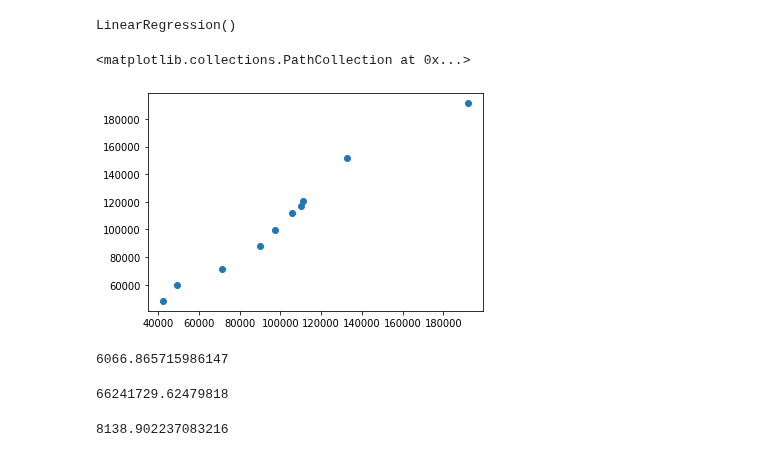
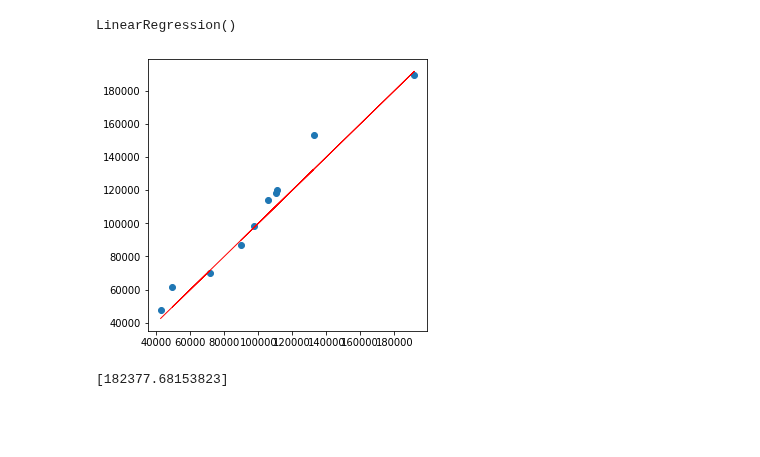
Before and after one commit to kozz84/Udemy, a Jupyter notebook: Machine_Learning_A_Z.ipynb, the cells around one changed output. Cells and saved outputs as stored; diff of their text form; code cells hidden in the pictures; blank space fills up the shorter version.

```diff
--- a/Machine_Learning_A_Z.ipynb
+++ b/Machine_Learning_A_Z.ipynb
@@ -157,6 +157,10 @@ df.head(1)
 # %%
 X= df.drop(['Profit','State'],axis=1)
 y = df['Profit']
+States_dummies = pd.get_dummies(df['State'],drop_first=True)
+X= pd.concat([X,States_dummies], axis=1)
+X = X.values
+y = y.values
 # %%
 from sklearn.model_selection import train_test_split
 X_train, X_test, y_train, y_test = train_test_split(X, y, test_size=0.2, random_state=101)
@@ -166,25 +172,16 @@ lm = LinearRegression()
 lm.fit(X_train,y_train)
 # %% [output]
 LinearRegression()
-# %%
-y_pred = lm.predict(X_test)
 # %%
+plt.figure(figsize=(5,5))
 plt.scatter(y_test,y_pred)
-plt.plot
+plt.plot(y_test,y_test, color='red', linewidth=1)
+plt.show()
 # %% [output]
-<matplotlib.collections.PathCollection at 0x...>
-[figure, old version]
+[figure, new version]
+# %%
+print(lm.predict([[160000, 130000, 300000,0,0]]))
+# %% [output]
+[182377.68153823]
 # %%
 from sklearn import metrics
-# %%
-metrics.mean_absolute_error(y_test,y_pred)
-# %% [output]
-6066.865715986147
-# %%
-metrics.mean_squared_error(y_test,y_pred)
-# %% [output]
-66241729.62479818
-# %%
-np.sqrt(metrics.mean_squared_error(y_test,y_pred))
-# %% [output]
-8138.902237083216
```
Also changed, not shown: parts of 10 cells of this notebook.
